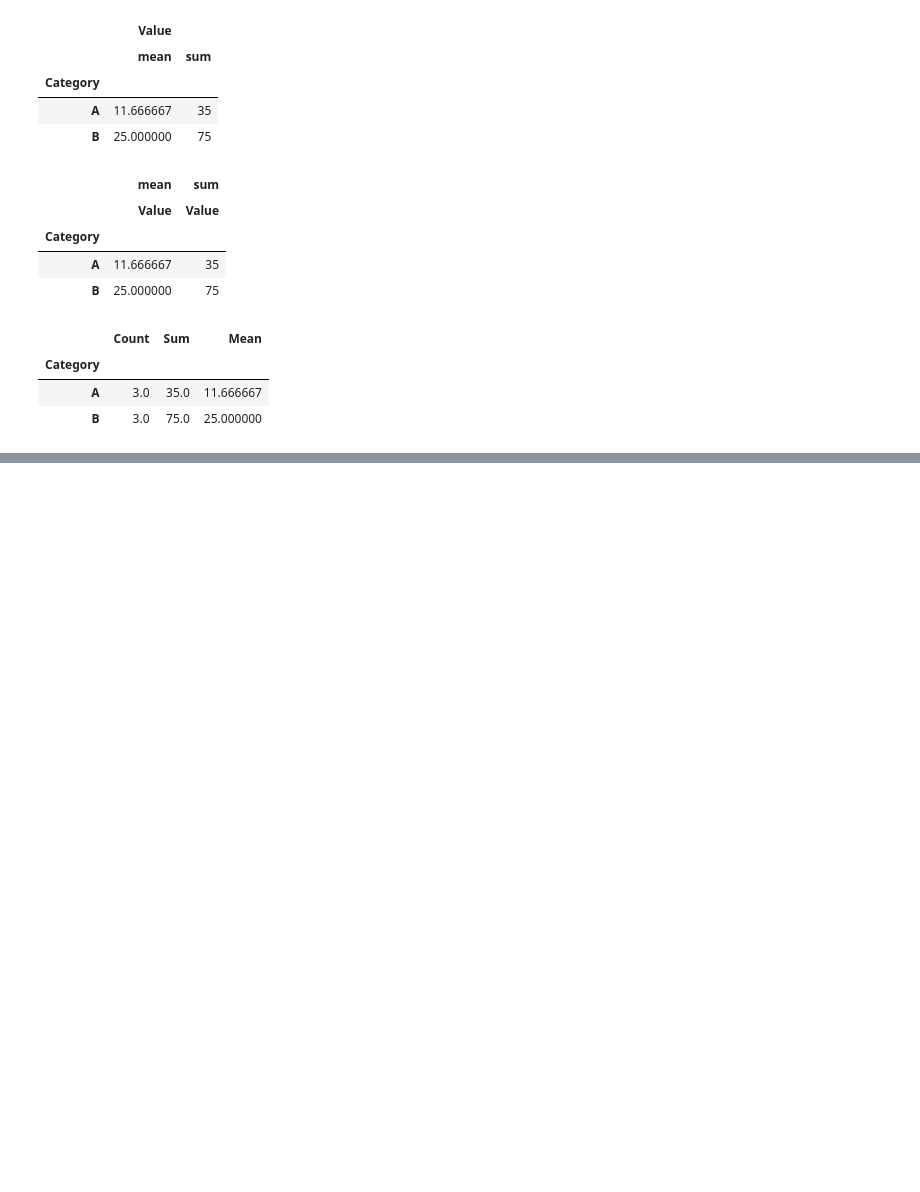
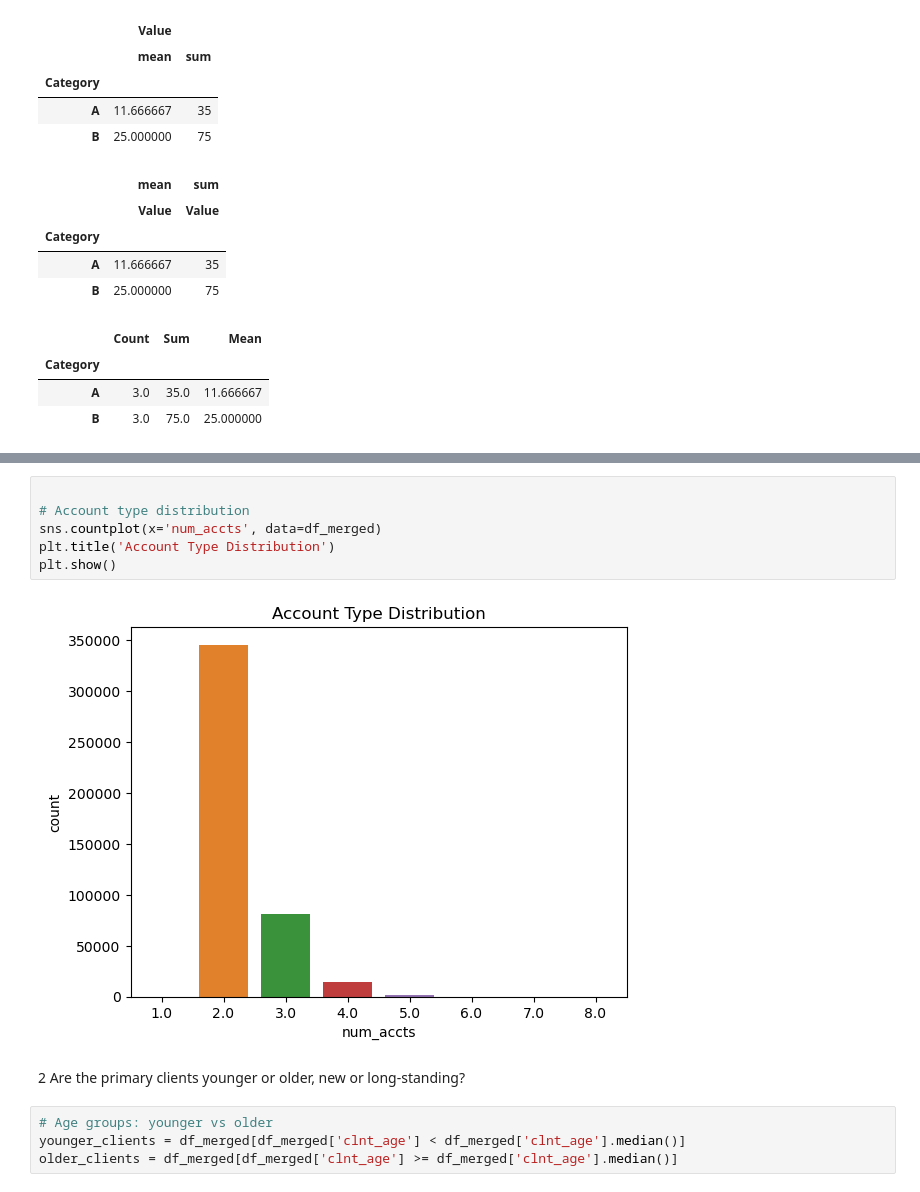
Before and after one commit to sulaiman301/Digital-challenege, a Jupyter notebook: DATA/Cleaned/cleaning-data.ipynb, the cells around one changed output, grey strips where cells are left out. Saved outputs shown, nothing was run; the diff lists cells and outputs as text; blank space fills up the shorter version.

```diff
--- a/DATA/Cleaned/cleaning-data.ipynb
+++ b/DATA/Cleaned/cleaning-data.ipynb
@@ -280,0 +594,14 @@ display(custom_summary_table)
+# %%
+
+# Account type distribution
+sns.countplot(x='num_accts', data=df_merged)
+plt.title('Account Type Distribution')
+plt.show()
+# %% [output]
+[figure, added]
+# %% [markdown]
+2 Are the primary clients younger or older, new or long-standing?
+# %%
+# Age groups: younger vs older
+younger_clients = df_merged[df_merged['clnt_age'] < df_merged['clnt_age'].median()]
+older_clients = df_merged[df_merged['clnt_age'] >= df_merged['clnt_age'].median()]
```
Also changed, not shown: parts of 69 cells of this notebook, 4 other files.
